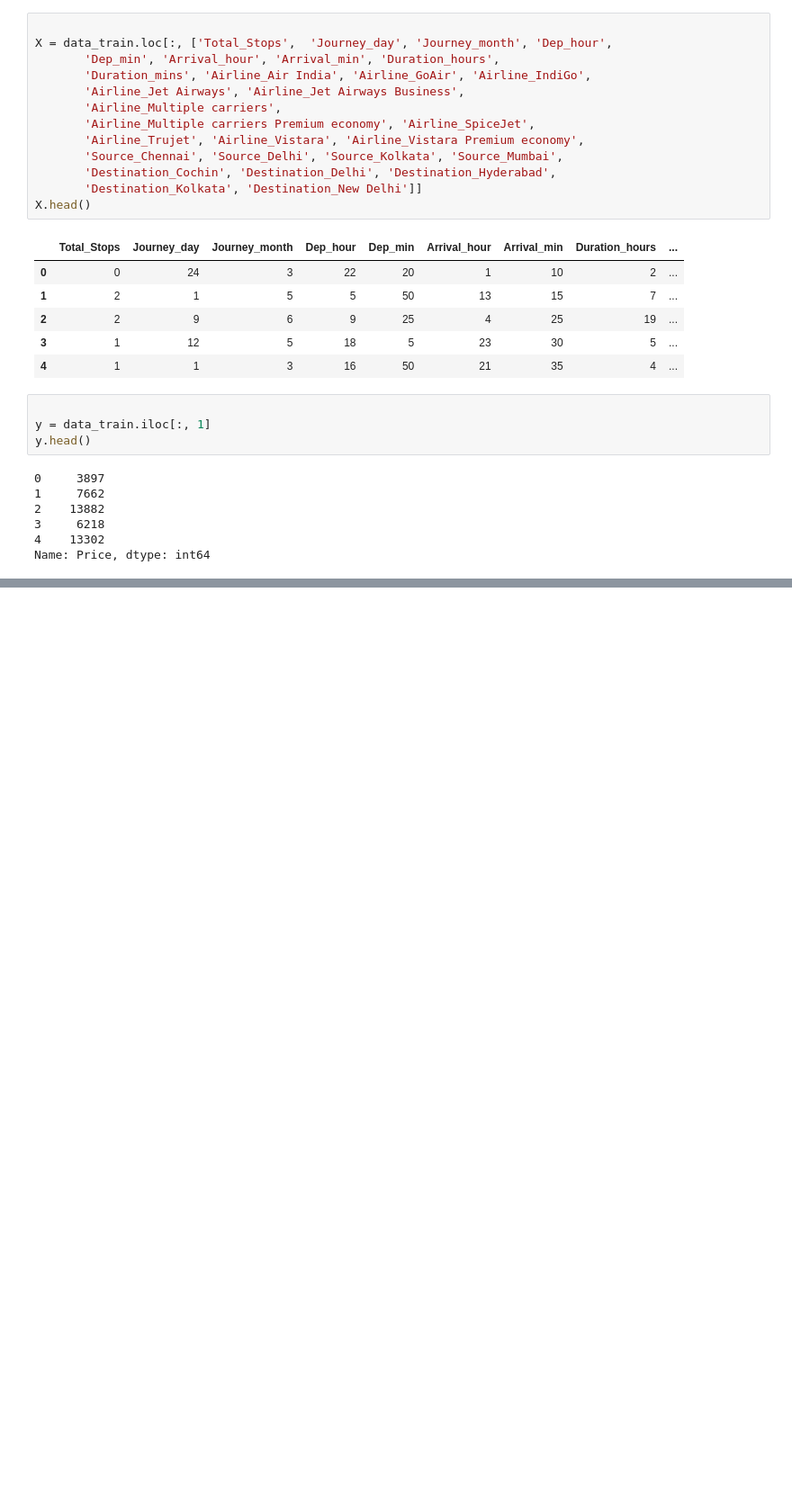
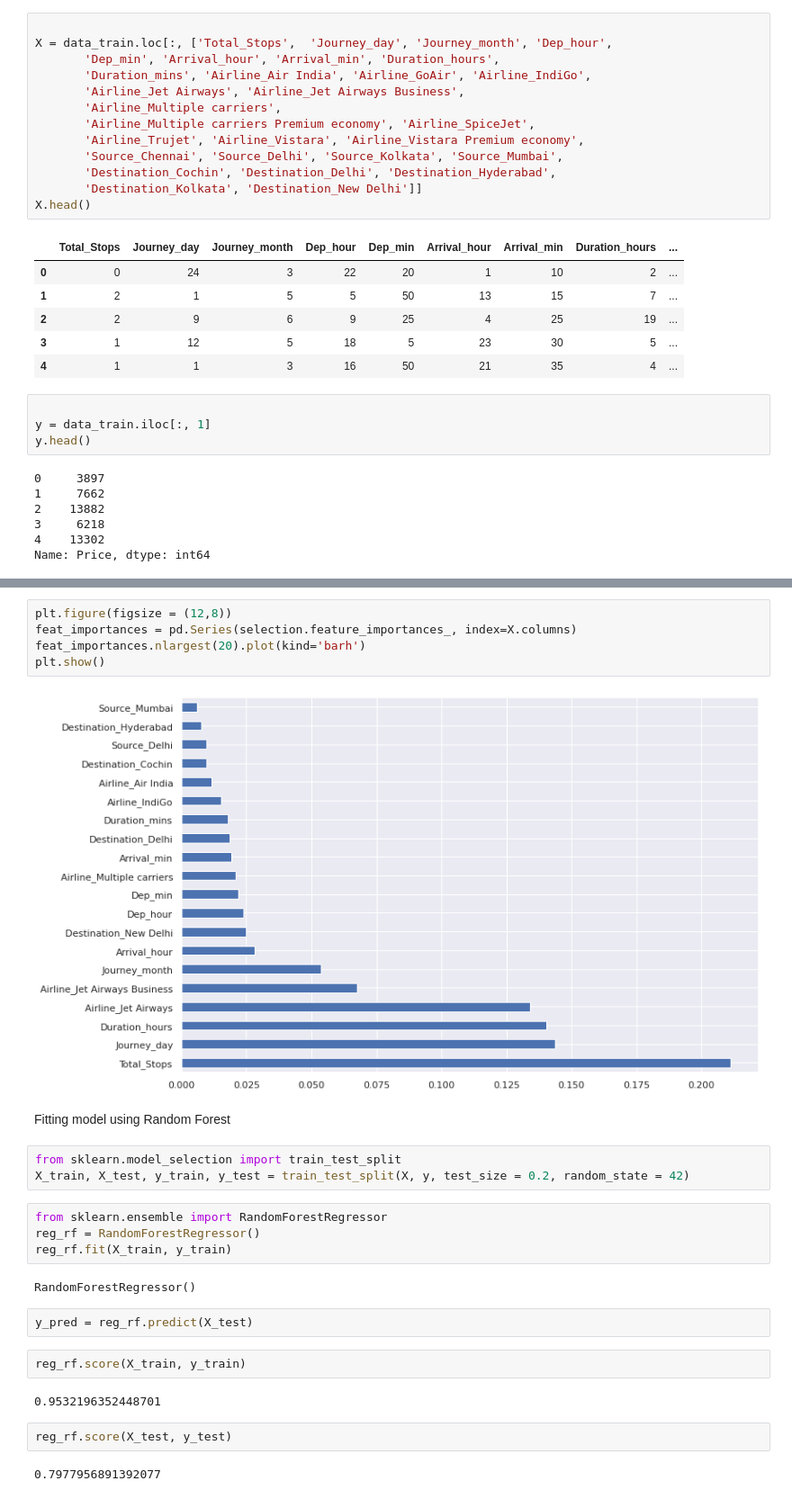
Before and after one commit to bidhyapokharel/Flight-Fare-Prediction, a Jupyter notebook: DataExploration.ipynb, the cells around one changed output, grey strips where cells are left out. Shown: that part at 90% size. Saved outputs shown, nothing was run; the diff lists cells and outputs as text; blank space fills up the shorter version.

```diff
--- a/DataExploration.ipynb
+++ b/DataExploration.ipynb
@@ -457,0 +483,28 @@ Name: Price, dtype: int64
+# %%
+plt.figure(figsize = (12,8))
+feat_importances = pd.Series(selection.feature_importances_, index=X.columns)
+feat_importances.nlargest(20).plot(kind='barh')
+plt.show()
+# %% [output]
+[figure, added]
+# %% [markdown]
+Fitting model using Random Forest
+# %%
+from sklearn.model_selection import train_test_split
+X_train, X_test, y_train, y_test = train_test_split(X, y, test_size = 0.2, random_state = 42)
+# %%
+from sklearn.ensemble import RandomForestRegressor
+reg_rf = RandomForestRegressor()
+reg_rf.fit(X_train, y_train)
+# %% [output]
+RandomForestRegressor()
+# %%
+y_pred = reg_rf.predict(X_test)
+# %%
+reg_rf.score(X_train, y_train)
+# %% [output]
+0.9532196352448701
+# %%
+reg_rf.score(X_test, y_test)
+# %% [output]
+0.7977956891392077
```
Also changed, not shown: parts of 5 cells of this notebook.
